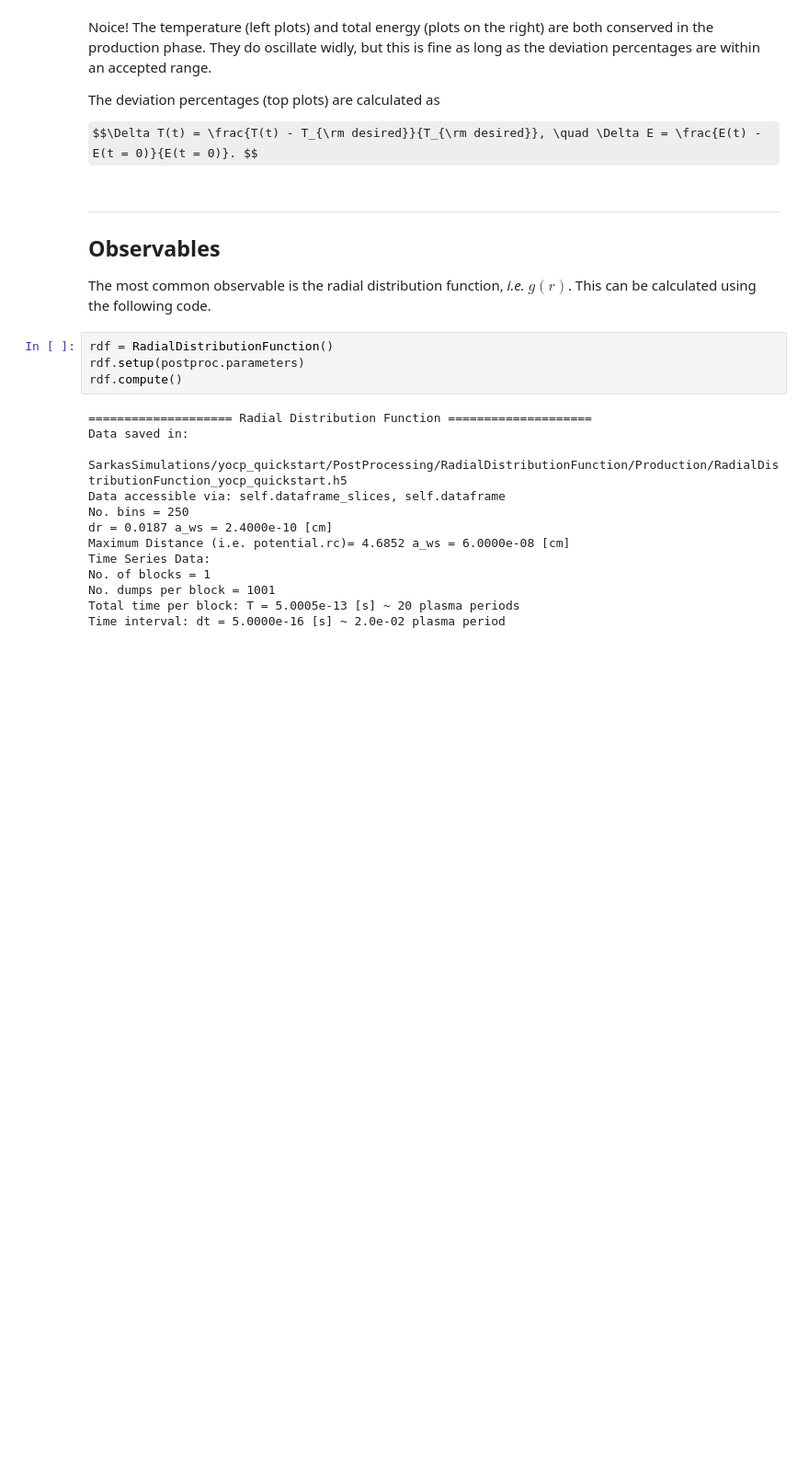
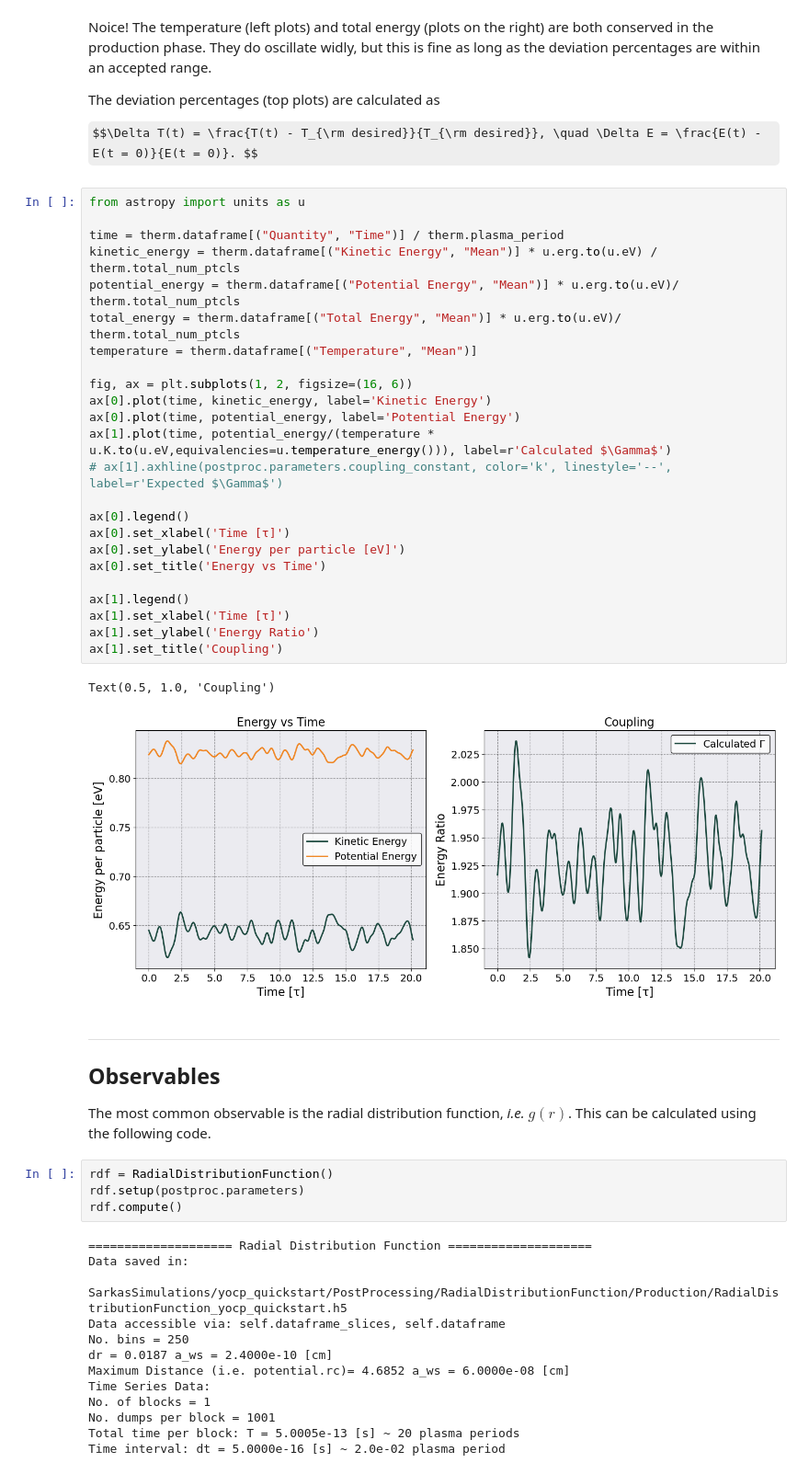
Before and after one commit to lucianogsilvestri/sarkas, a Jupyter notebook: docs/documentation/Tutorial_NB/Quickstart.ipynb, the cells around one changed output. Shown: that part at 92% size. Cells and saved outputs as stored; diff of their text form; some formulas as TeX source; blank space fills up the shorter version.

```diff
--- a/docs/documentation/Tutorial_NB/Quickstart.ipynb
+++ b/docs/documentation/Tutorial_NB/Quickstart.ipynb
@@ -187,6 +182,33 @@ Noice! The temperature (left plots) and total energy (plots on the right) are bo
 The deviation percentages (top plots) are calculated as
 
 $$\Delta T(t) = \frac{T(t) - T_{\rm desired}}{T_{\rm desired}}, \quad \Delta E = \frac{E(t) - E(t = 0)}{E(t = 0)}. $$
+# %%
+from astropy import units as u
+
+time = therm.dataframe[("Quantity", "Time")] / therm.plasma_period
+kinetic_energy = therm.dataframe[("Kinetic Energy", "Mean")] * u.erg.to(u.eV) / therm.total_num_ptcls
+potential_energy = therm.dataframe[("Potential Energy", "Mean")] * u.erg.to(u.eV)/ therm.total_num_ptcls
+total_energy = therm.dataframe[("Total Energy", "Mean")] * u.erg.to(u.eV)/ therm.total_num_ptcls
+temperature = therm.dataframe[("Temperature", "Mean")]
+
+fig, ax = plt.subplots(1, 2, figsize=(16, 6))
+ax[0].plot(time, kinetic_energy, label='Kinetic Energy')
+ax[0].plot(time, potential_energy, label='Potential Energy')
+ax[1].plot(time, potential_energy/(temperature * u.K.to(u.eV,equivalencies=u.temperature_energy())), label=r'Calculated $\Gamma$')
+# ax[1].axhline(postproc.parameters.coupling_constant, color='k', linestyle='--', label=r'Expected $\Gamma$')
+
+ax[0].legend()
+ax[0].set_xlabel('Time [τ]')
+ax[0].set_ylabel('Energy per particle [eV]')
+ax[0].set_title('Energy vs Time')
+
+ax[1].legend()
+ax[1].set_xlabel('Time [τ]')
+ax[1].set_ylabel('Energy Ratio')
+ax[1].set_title('Coupling')
+# %% [output]
+Text(0.5, 1.0, 'Coupling')
+[figure, added]
 # %% [markdown]
 ___
 ## Observables
```
Also changed, not shown: parts of 5 cells of this notebook, 7 other files.
